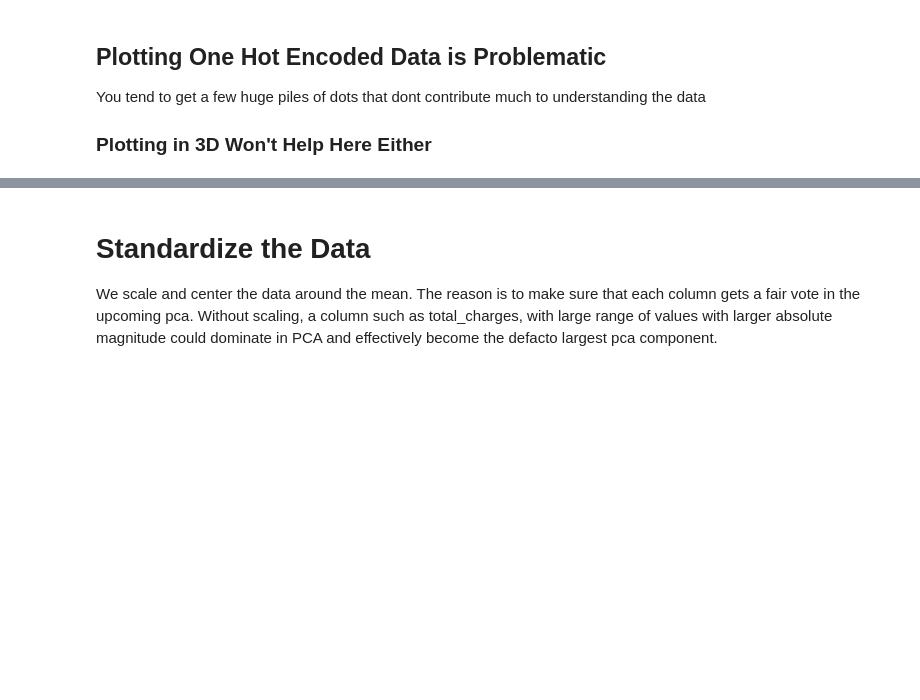
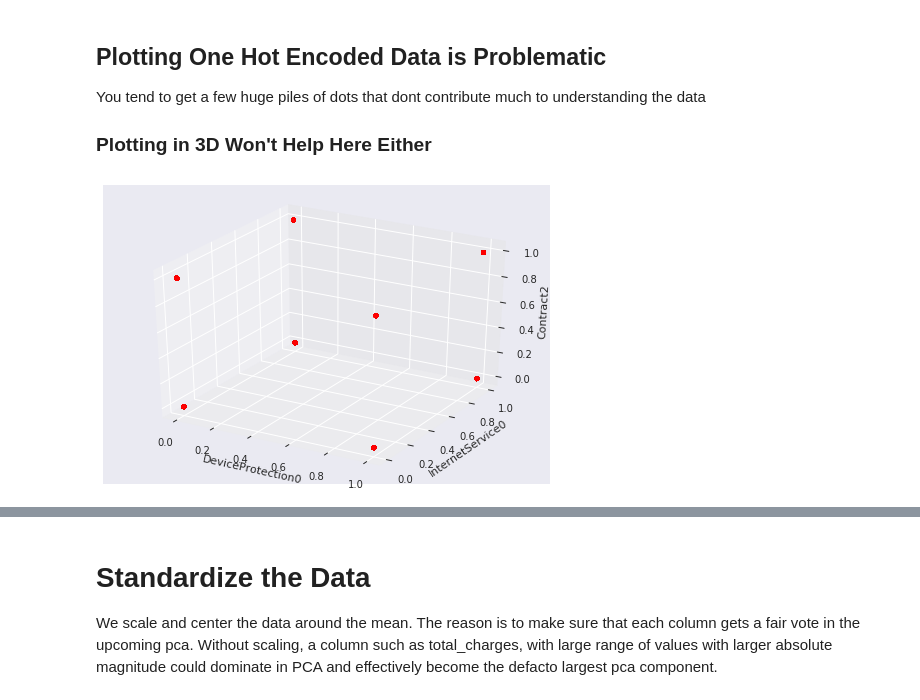
Before and after one commit to dustinvanstee/mldl-101, a Jupyter notebook: Demo_Churn_Outlier4.ipynb, the cells around one changed output, grey strips where cells are left out. Drawn from its saved outputs; the diff is of its cells as text; code cells hidden in the pictures; blank space fills up the shorter version.

```diff
--- a/Demo_Churn_Outlier4.ipynb
+++ b/Demo_Churn_Outlier4.ipynb
@@ -553,6 +561,28 @@ We also concatenate the previous numerica columns back in to have them available
 You tend to get a few huge piles of dots that dont contribute much to understanding the data
 
 ### Plotting in 3D Won't Help Here Either
+# %%
+from mpl_toolkits.mplot3d import Axes3D
+import matplotlib.pyplot as plt
+
+
+
+fig = plt.figure()
+ax = fig.add_subplot(111, projection='3d')
+
+x = churn_encoded_numeric['DeviceProtection0']
+y = churn_encoded_numeric['InternetService0']
+z = churn_encoded_numeric['Contract2']
+
+ax.scatter(x, y, z, c='r', marker='o')
+
+ax.set_xlabel('DeviceProtection0')
+ax.set_ylabel('InternetService0')
+ax.set_zlabel('Contract2')
+
+plt.show()
+# %% [output]
+[figure, added]
 # %%
 %matplotlib inline
 from pandas import scatter_matrix
```
Also changed, not shown: parts of 25 cells of this notebook.
